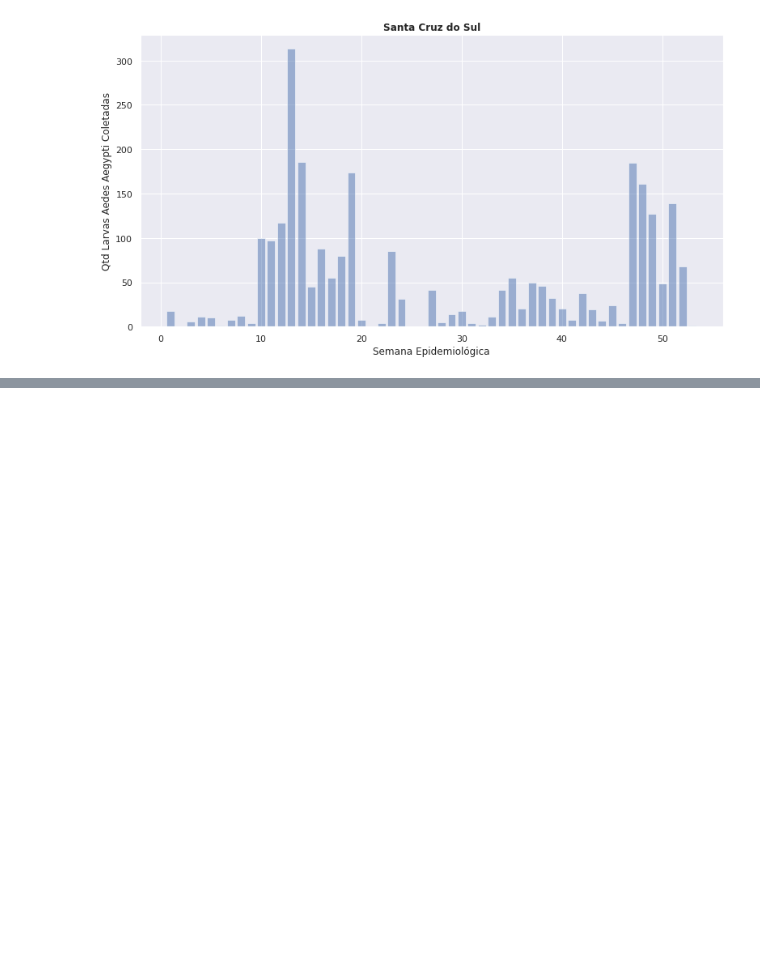
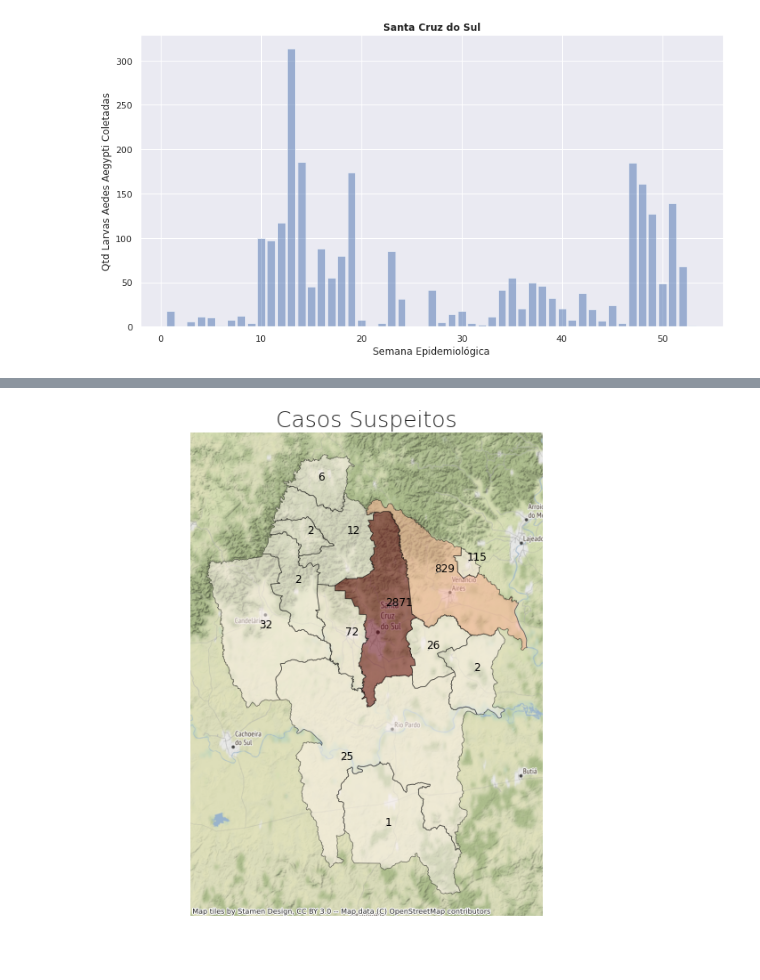
Before and after one commit to luiscasseres/PrjFrameworkDengue, a Jupyter notebook: Trabalho Final Programacao.ipynb, the cells around one changed output, grey strips where cells are left out. Cells and saved outputs as stored; diff of their text form; code cells hidden in the pictures; blank space fills up the shorter version.

```diff
--- a/Trabalho Final Programacao.ipynb
+++ b/Trabalho Final Programacao.ipynb
@@ -73,0 +108,4 @@ grafico.relatorio('simplificado', 'Boletim Diario')
+# %%
+mapas.gisCasosSuspeitos(mapas.gisDengue())
+# %% [output]
+[figure, added]
```
Also changed, not shown: parts of 23 cells of this notebook.
